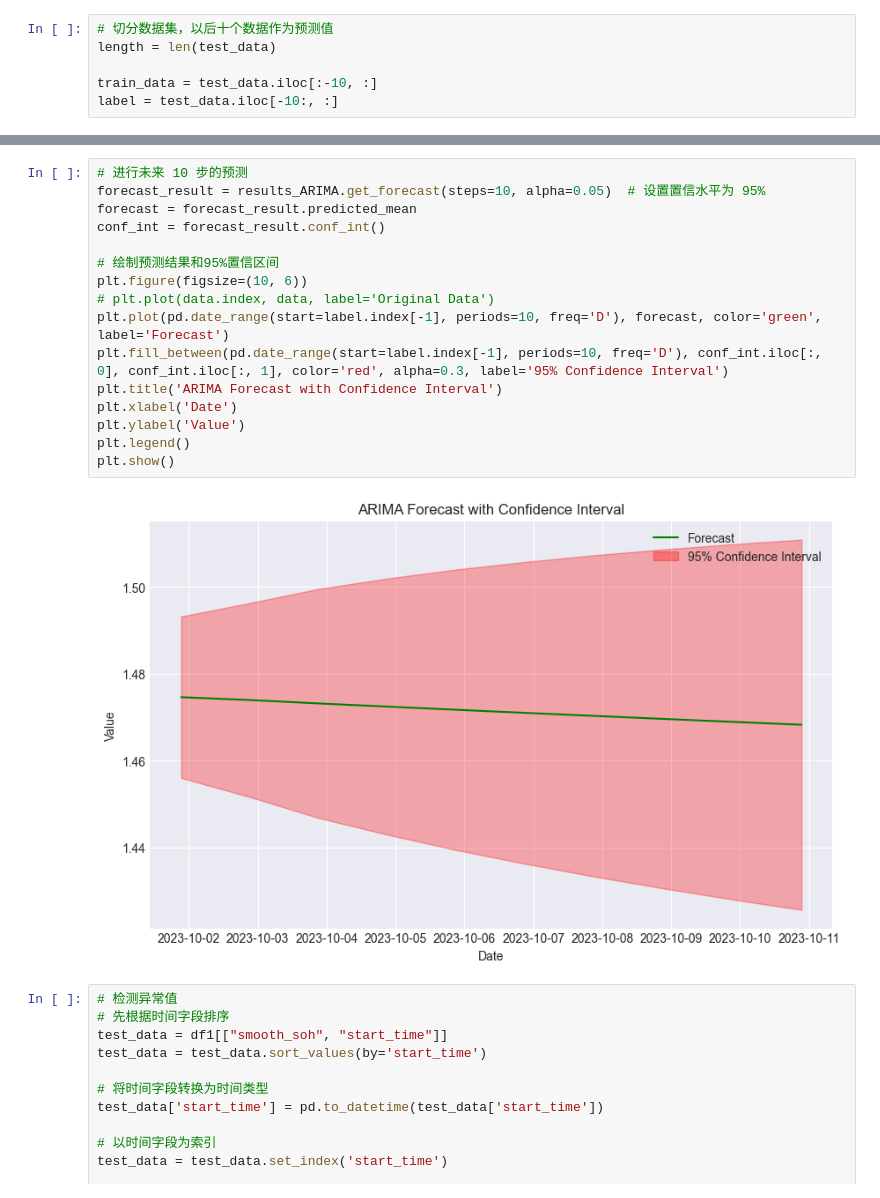
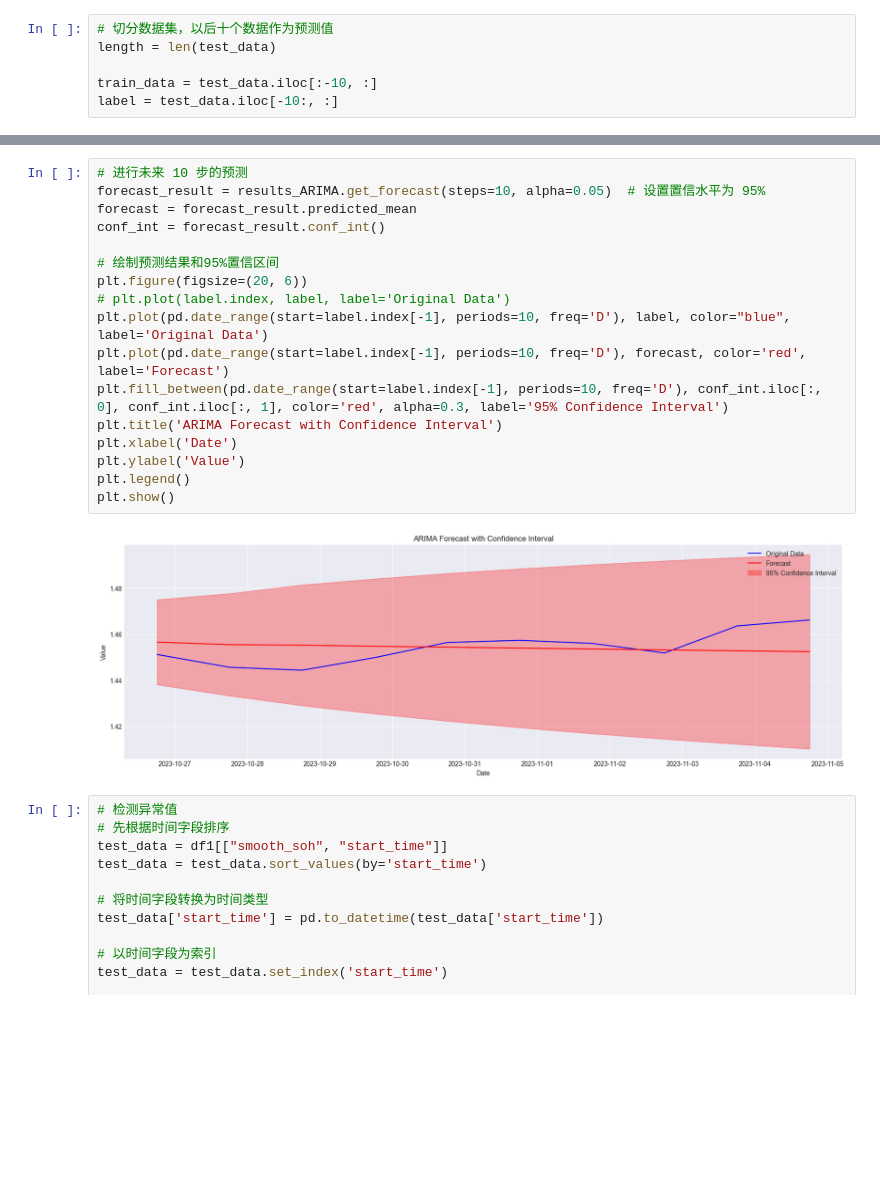
Before and after one commit to Tan-630/ARIMA, a Jupyter notebook: arima_soh.ipynb, the cells around one changed output, grey strips where cells are left out. Saved outputs shown, nothing was run; the diff lists cells and outputs as text; blank space fills up the shorter version.

```diff
--- a/arima_soh.ipynb
+++ b/arima_soh.ipynb
@@ -225,21 +225,22 @@ Text(0.5, 1.0, 'RMSE: inf')
 # %%
 # 进行未来 10 步的预测
 forecast_result = results_ARIMA.get_forecast(steps=10, alpha=0.05)  # 设置置信水平为 95%
 forecast = forecast_result.predicted_mean
 conf_int = forecast_result.conf_int()
 
 # 绘制预测结果和95%置信区间
-plt.figure(figsize=(10, 6))
-# plt.plot(data.index, data, label='Original Data')
-plt.plot(pd.date_range(start=label.index[-1], periods=10, freq='D'), forecast, color='green', label='Forecast')
+plt.figure(figsize=(20, 6))
+# plt.plot(label.index, label, label='Original Data')
+plt.plot(pd.date_range(start=label.index[-1], periods=10, freq='D'), label, color="blue", label='Original Data')
+plt.plot(pd.date_range(start=label.index[-1], periods=10, freq='D'), forecast, color='red', label='Forecast')
 plt.fill_between(pd.date_range(start=label.index[-1], periods=10, freq='D'), conf_int.iloc[:, 0], conf_int.iloc[:, 1], color='red', alpha=0.3, label='95% Confidence Interval')
 plt.title('ARIMA Forecast with Confidence Interval')
 plt.xlabel('Date')
 plt.ylabel('Value')
 plt.legend()
 plt.show()
 # %% [output]
-[figure, old version]
+[figure, new version]
 # %%
 # 检测异常值
 # 先根据时间字段排序
```
Also changed, not shown: parts of 2 cells of this notebook.
